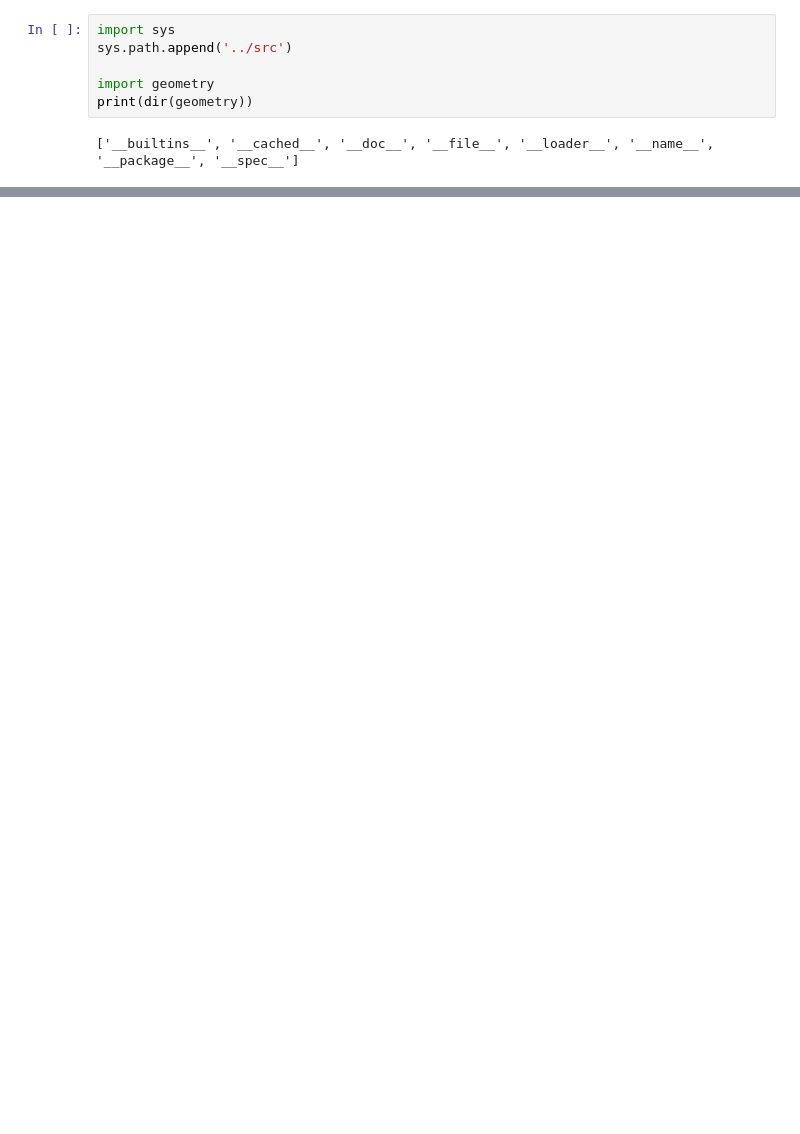
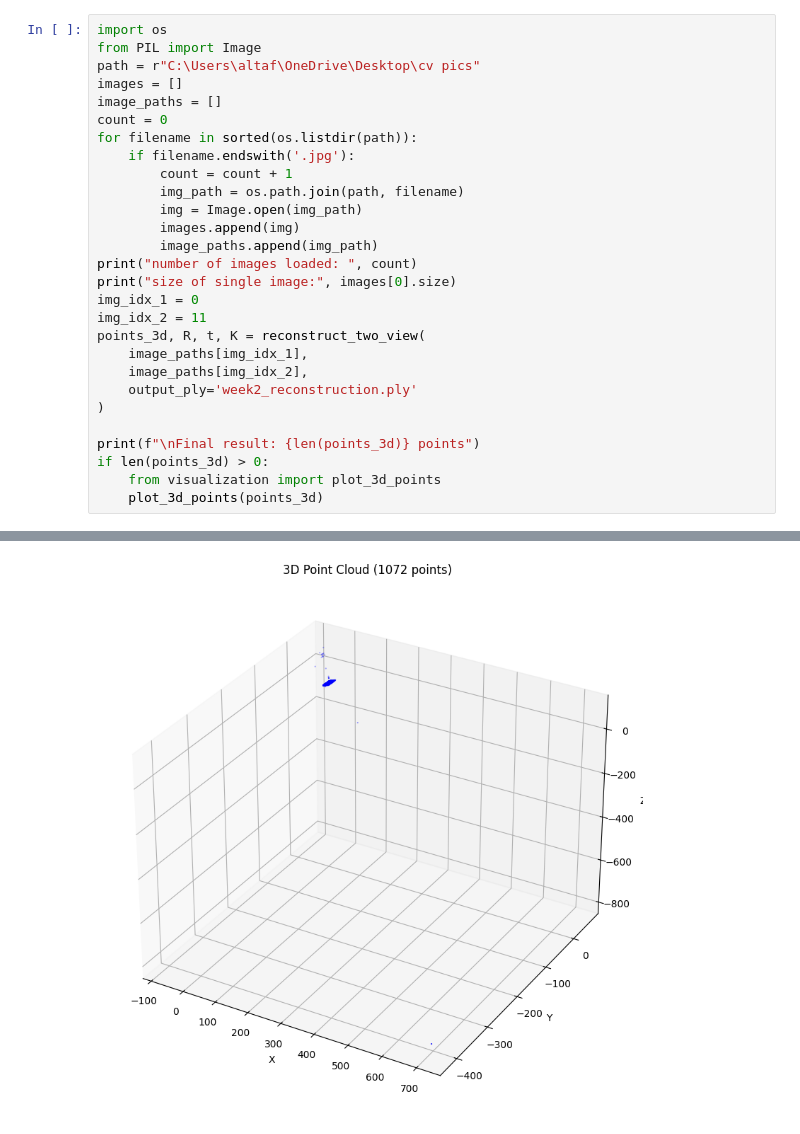
Before and after one commit to rabialtafkhan/SfM-Interactive-Virtual-Tour, a Jupyter notebook: notebooks/Phase1_TwoView.ipynb, the cells around one changed output, grey strips where cells are left out. Saved outputs shown, nothing was run; the diff lists cells and outputs as text; blank space fills up the shorter version.

```diff
--- a/notebooks/Phase1_TwoView.ipynb
+++ b/notebooks/Phase1_TwoView.ipynb
@@ -26,8 +31,29 @@ ImportError: cannot import name 'compute_essential_matrix' from 'geometry' (C:\U
-# %%
-import sys
-sys.path.append('../src')
-
-import geometry
-print(dir(geometry))
-# %% [output]
-['__builtins__', '__cached__', '__doc__', '__file__', '__loader__', '__name__', '__package__', '__spec__']
+# %%
+import os
+from PIL import Image
+path = r"C:\Users\altaf\OneDrive\Desktop\cv pics"
+images = []
+image_paths = []
+count = 0
+for filename in sorted(os.listdir(path)):
+    if filename.endswith('.jpg'):
+        count = count + 1
+        img_path = os.path.join(path, filename)
+        img = Image.open(img_path)
+        images.append(img)
+        image_paths.append(img_path)
+print("number of images loaded: ", count)
+print("size of single image:", images[0].size)
+img_idx_1 = 0
+img_idx_2 = 11
+points_3d, R, t, K = reconstruct_two_view(
+    image_paths[img_idx_1],
+    image_paths[img_idx_2],
+    output_ply='week2_reconstruction.ply'
+)
+
+print(f"\nFinal result: {len(points_3d)} points")
+if len(points_3d) > 0:
+    from visualization import plot_3d_points
+    plot_3d_points(points_3d)
+# %% [output]
@@ -33,0 +77 @@ print(dir(geometry))
+[figure, added]
```
Also changed, not shown: parts of 5 cells of this notebook, 3 other files.
